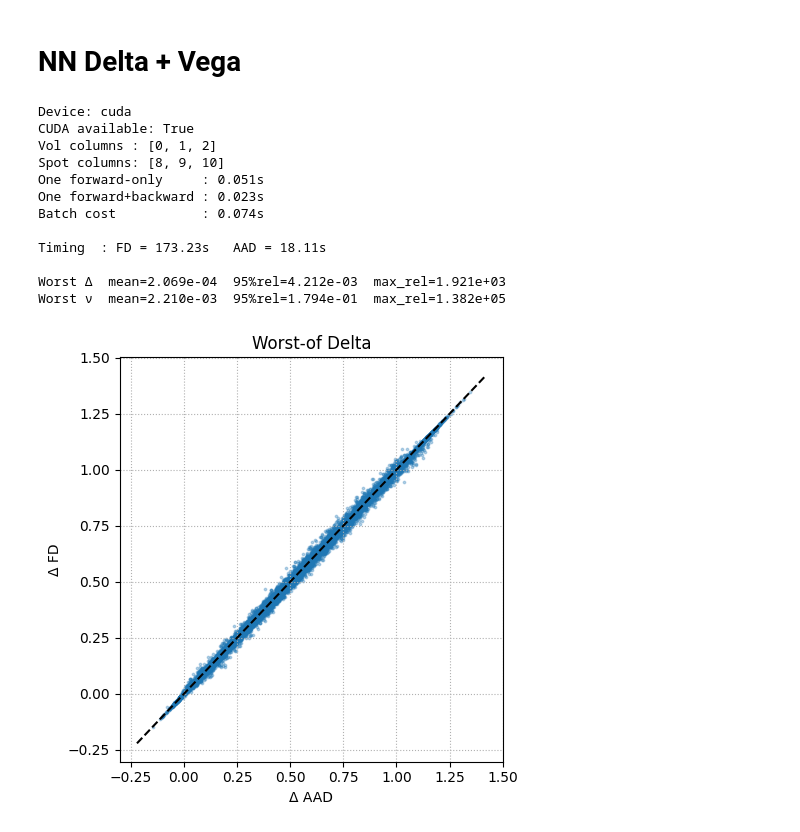
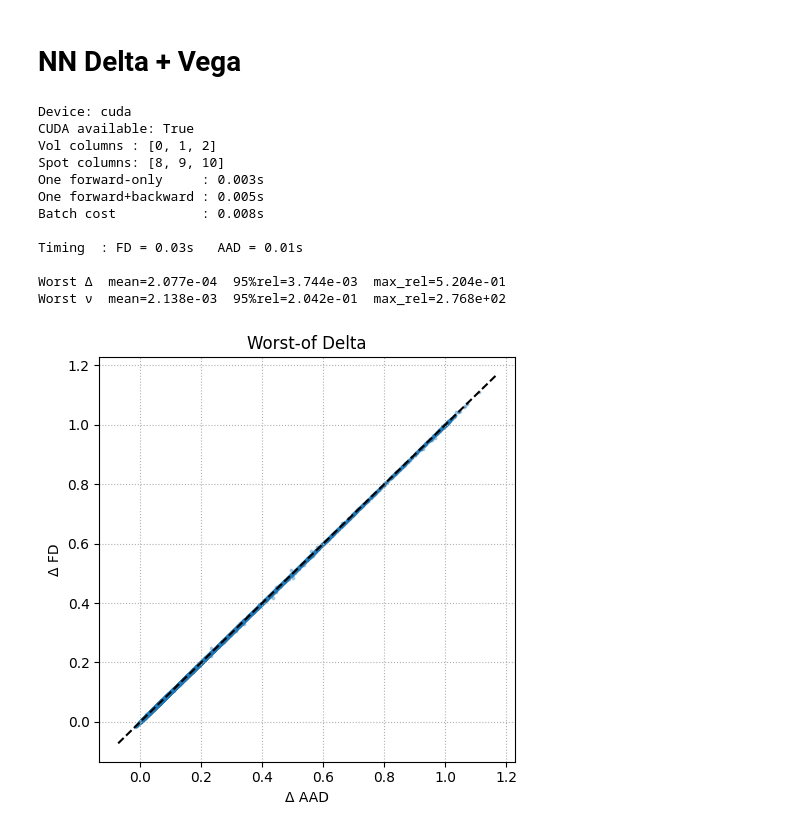
Before and after one commit to JPfaff23/Summer-Research, a Jupyter notebook: Monte Carlo & Adjoint-Mode Greeks.ipynb, the cells around one changed output. Saved outputs shown, nothing was run; the diff lists cells and outputs as text; code cells hidden in the pictures.

```diff
--- a/Monte Carlo & Adjoint-Mode Greeks.ipynb
+++ b/Monte Carlo & Adjoint-Mode Greeks.ipynb
@@ -489,7 +489,7 @@ print(f"CUDA available: {torch.cuda.is_available()}")
 # ------------------------------------------------------------
 # 1. Load data & locate columns  (unchanged)
 # ------------------------------------------------------------
-PARQUET = "Train_clean_5m.parquet"
+PARQUET = "Test_clean_5k.parquet"
 TARGET  = "price/k"
 
 df        = pd.read_parquet(PARQUET, engine="pyarrow")
@@ -621,37 +621,37 @@ rows = torch.arange(len(X_full))
 
 def stats(lbl, fd, aad):
     ae = (fd-aad).abs(); re = ae/(aad.abs()+1e-12)
     print(f"{lbl:<8} mean={ae.mean():.3e}  95%rel={re.quantile(0.95):.3e}  max_rel={re.max():.3e}")
 
 print(f"\nTiming  : FD = {t_fd:.2f}s   AAD = {t_aad:.2f}s\n")
 stats("Worst Δ", Δ_fd_w, Δ_aad_w)
 stats("Worst ν", ν_fd_w, ν_aad_w)
 
 # ------------------------------------------------------------
 # 8. Plots  (detaching before scatter)
 # ------------------------------------------------------------
 plt.figure(figsize=(5,5))
 plt.scatter(Δ_aad_w.detach().cpu(), Δ_fd_w.detach().cpu(), s=3, alpha=0.3)
 lo,hi = plt.xlim(); plt.plot([lo,hi],[lo,hi],'k--')
 plt.title("Worst-of Delta"); plt.xlabel("Δ AAD"); plt.ylabel("Δ FD"); plt.grid(ls=":")
 plt.tight_layout(); plt.show()
 
 plt.figure(figsize=(5,5))
 plt.scatter(ν_aad_w.detach().cpu(), ν_fd_w.detach().cpu(), s=3, alpha=0.3)
 lo,hi = plt.xlim(); plt.plot([lo,hi],[lo,hi],'k--')
 plt.title("Worst-of Vega"); plt.xlabel("ν AAD"); plt.ylabel("ν FD"); plt.grid(ls=":")
 plt.tight_layout(); plt.show()
 # %% [output]
 Device: cuda
 CUDA available: True
 Vol columns : [0, 1, 2]
 Spot columns: [8, 9, 10]
-One forward-only     : 0.051s
-One forward+backward : 0.023s
-Batch cost           : 0.074s
+One forward-only     : 0.003s
+One forward+backward : 0.005s
+Batch cost           : 0.008s
 
-Timing  : FD = 173.23s   AAD = 18.11s
+Timing  : FD = 0.03s   AAD = 0.01s
 
-Worst Δ  mean=2.069e-04  95%rel=4.212e-03  max_rel=1.921e+03
-Worst ν  mean=2.210e-03  95%rel=1.794e-01  max_rel=1.382e+05
+Worst Δ  mean=2.077e-04  95%rel=3.744e-03  max_rel=5.204e-01
+Worst ν  mean=2.138e-03  95%rel=2.042e-01  max_rel=2.768e+02
-[figure, old version]
+[figure, new version]
```
Also changed, not shown: parts of 2 cells of this notebook.
